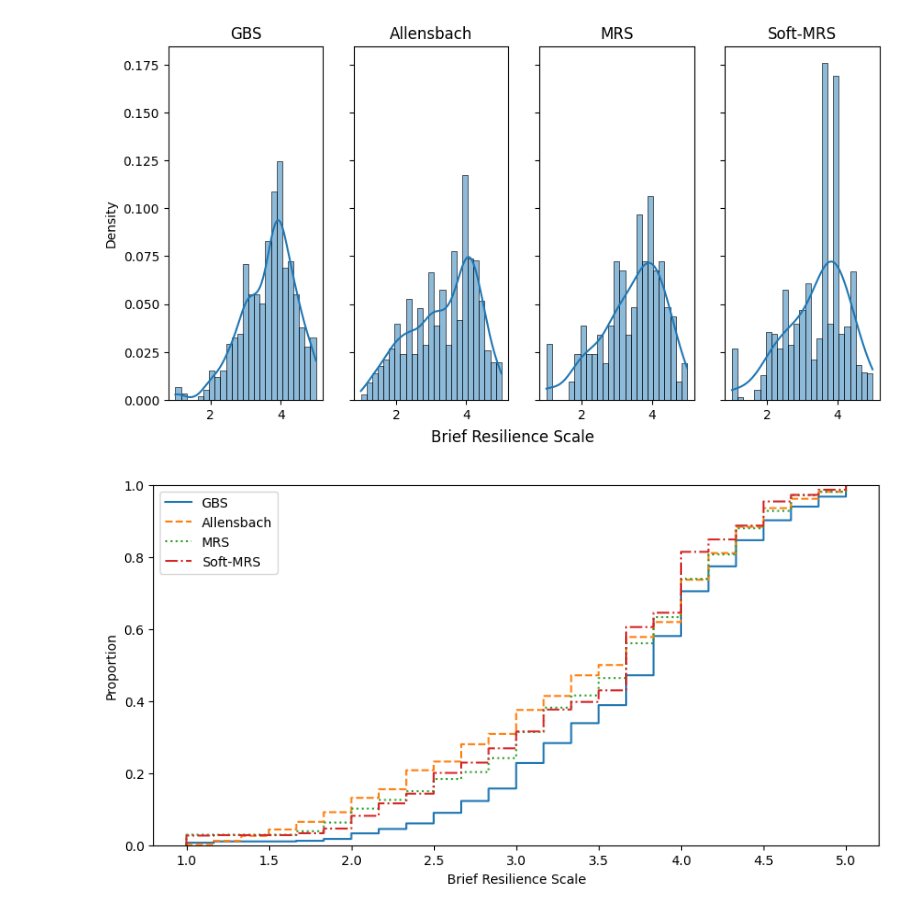
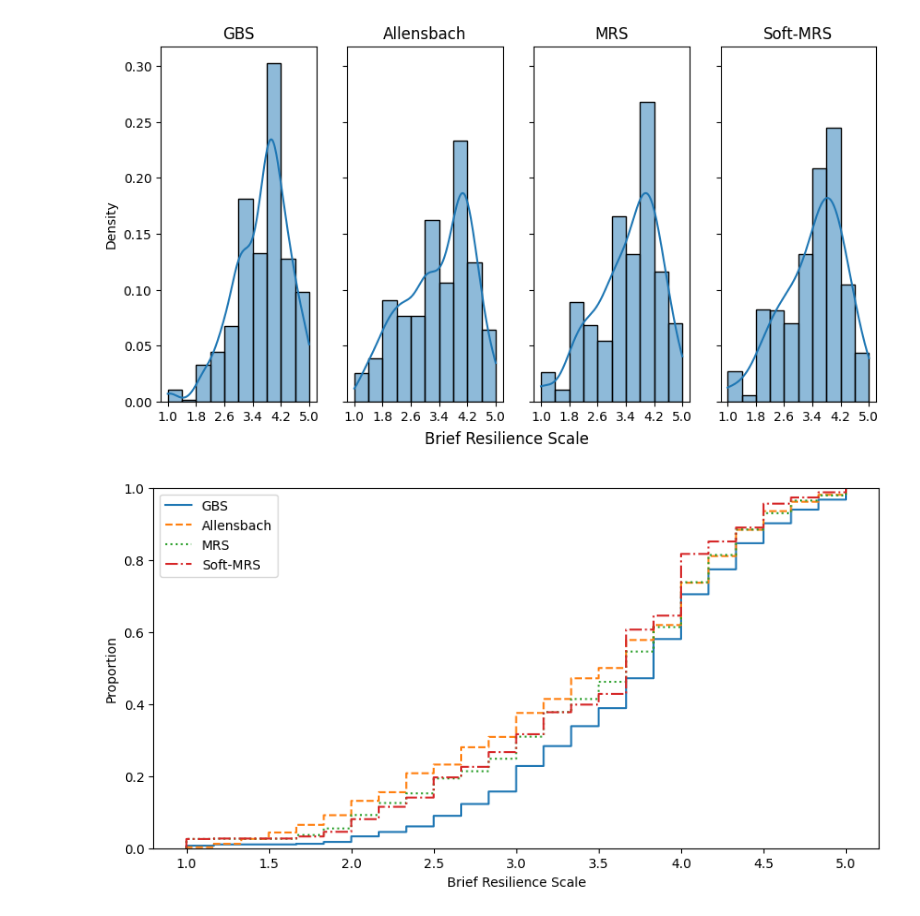
Before and after one commit to kramerlab/FeatureWeightDebiasing, a Jupyter notebook: src/plot_statistical_analysis.ipynb, the cells around one changed output. Drawn from its saved outputs; the diff is of its cells as text; code cells hidden in the pictures.

Commit message:
Add diagrams

```diff
--- a/src/plot_statistical_analysis.ipynb
+++ b/src/plot_statistical_analysis.ipynb
@@ -19,8 +16,8 @@ gbs_allensbach, columns, independant_variable = load_gbs_allensbach()
 N = gbs_allensbach[gbs_allensbach["label"] == 1].copy()
 R = gbs_allensbach[gbs_allensbach["label"] == 0].copy()
 # %%
-mrs_sample_weights_path = "../results/statistical_analysis_mrs/gbs_allensbach/mrs-forest/sample_weights.json"
-soft_mrs_sample_weights_path = "../results/statistical_analysis_mrs/gbs_allensbach/soft-mrs-linear/sample_weights.json"
+mrs_sample_weights_path = "../thesis_results/statistical_analysis_mrs/gbs_allensbach/mrs-forest/sample_weights.json"
+soft_mrs_sample_weights_path = "../thesis_results/statistical_analysis_mrs/gbs_allensbach/soft-mrs-exponential/sample_weights.json"
 
 with open(mrs_sample_weights_path) as file:
     mrs_sample_weights = json.load(file)
@@ -33,33 +33,42 @@ mrs_sample_weights = np.mean(mrs_sample_weights, axis=0)
 # %%
+min_val = N.Resilienz.min()
+max_val = N.Resilienz.max()
+val_width = max_val - min_val
+bins = 10
+bin_width = val_width / bins
+
 fig, axes = plt.subplots(1, 4, sharey=True, sharex=True, figsize=(10, 5))
 sns.histplot(
     N, x="Resilienz", bins=bins, stat="probability", kde=True, ax=axes[0],
 ).set(title="GBS", xlabel="", ylabel="Density")
 sns.histplot(
     R, x="Resilienz", bins=bins, stat="probability", kde=True, ax=axes[1],
 ).set(title="Allensbach", xlabel="", ylabel="Density")
 sns.histplot(
     N,
     x="Resilienz",
     weights=mrs_sample_weights,
     bins=bins,
     stat="probability",
     kde=True,
     ax=axes[2],
 ).set(title="MRS", xlabel="", ylabel="Density")
 sns.histplot(
     N,
     x="Resilienz",
     weights=soft_mrs_sample_weights,
     bins=bins,
     stat="probability",
     kde=True,
     ax=axes[3],
 ).set(title="Soft-MRS", xlabel="", ylabel="Density")
 fig.supxlabel("Brief Resilience Scale")
+plt.xticks(np.arange(1, 5 + bin_width, 2 *  bin_width))
+
+
 fig.savefig(save_path / "resilience_histograms.pdf")
 # %% [output]
-[figure, old version]
+[figure, new version]
 # %%
 plt.figure(figsize=(10, 5))
 sns.ecdfplot(N, x="Resilienz", label="GBS")
@@ -81,4 +90,4 @@ sns.ecdfplot(
 plt.legend()
 plt.savefig(save_path / "empirical_cumulative_distribution_functions.pdf")
 # %% [output]
-[figure, old version]
+[figure, new version]
```
Also changed, not shown: parts of 2 cells of this notebook, 34 other files.
